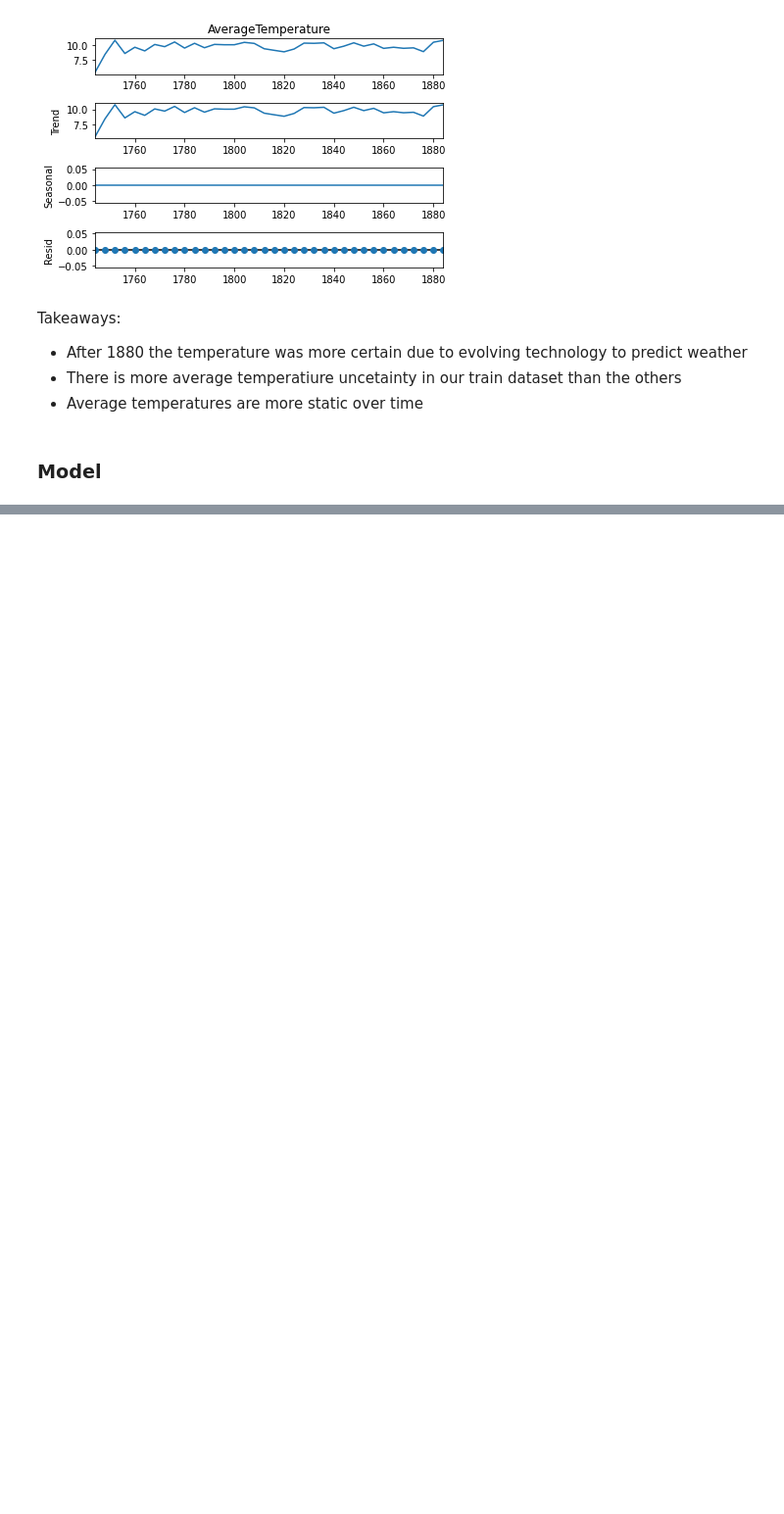
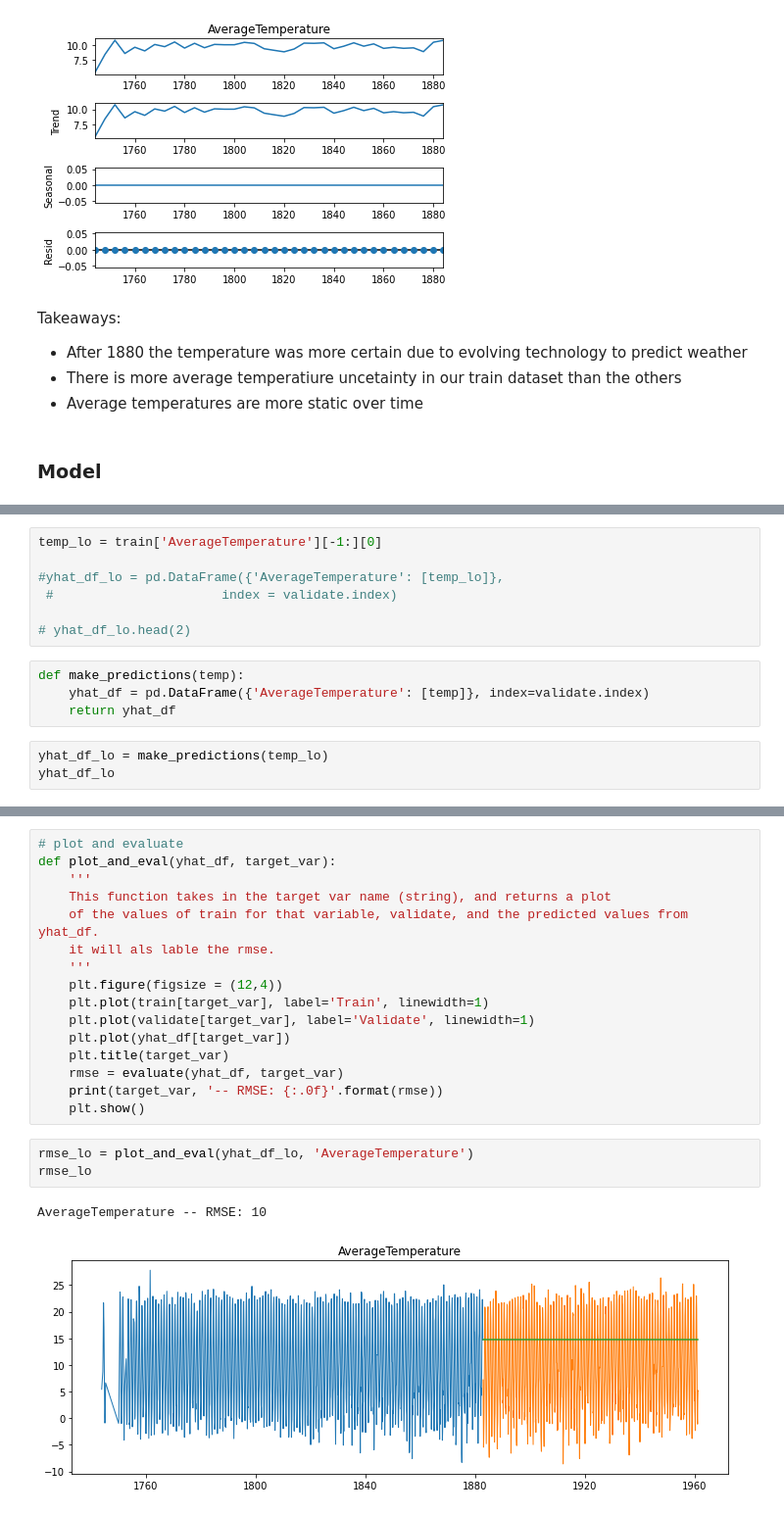
Before and after one commit to lupeluna/time-series-exercises, a Jupyter notebook: MajorCityTemps.ipynb, the cells around one changed output, grey strips where cells are left out. Shown at 98% size. Cells and saved outputs as stored; diff of their text form; blank space fills up the shorter version.

```diff
--- a/MajorCityTemps.ipynb
+++ b/MajorCityTemps.ipynb
@@ -262,0 +269,14 @@ Takeaways:
+# %%
+temp_lo = train['AverageTemperature'][-1:][0]
+
+#yhat_df_lo = pd.DataFrame({'AverageTemperature': [temp_lo]},
+ #                      index = validate.index)
+
+# yhat_df_lo.head(2)
+# %%
+def make_predictions(temp):
+    yhat_df = pd.DataFrame({'AverageTemperature': [temp]}, index=validate.index)
+    return yhat_df
+# %%
+yhat_df_lo = make_predictions(temp_lo)
+yhat_df_lo
@@ -262,0 +310,22 @@ Takeaways:
+# %%
+# plot and evaluate
+def plot_and_eval(yhat_df, target_var):
+    '''
+    This function takes in the target var name (string), and returns a plot
+    of the values of train for that variable, validate, and the predicted values from yhat_df.
+    it will als lable the rmse.
+    '''
+    plt.figure(figsize = (12,4))
+    plt.plot(train[target_var], label='Train', linewidth=1)
+    plt.plot(validate[target_var], label='Validate', linewidth=1)
+    plt.plot(yhat_df[target_var])
+    plt.title(target_var)
+    rmse = evaluate(yhat_df, target_var)
+    print(target_var, '-- RMSE: {:.0f}'.format(rmse))
+    plt.show()
+# %%
+rmse_lo = plot_and_eval(yhat_df_lo, 'AverageTemperature')
+rmse_lo
+# %% [output]
+AverageTemperature -- RMSE: 10
+[figure, added]
```
Also changed, not shown: parts of 21 cells of this notebook.
